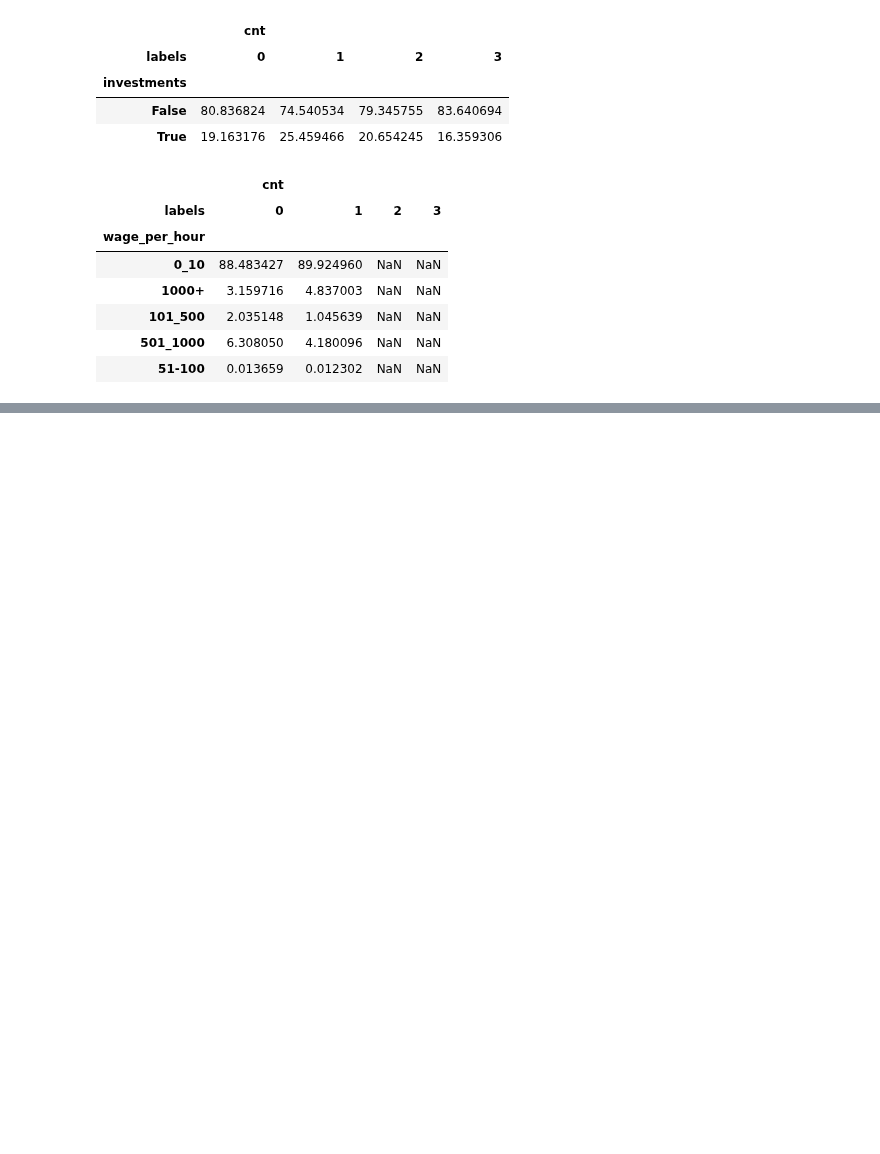
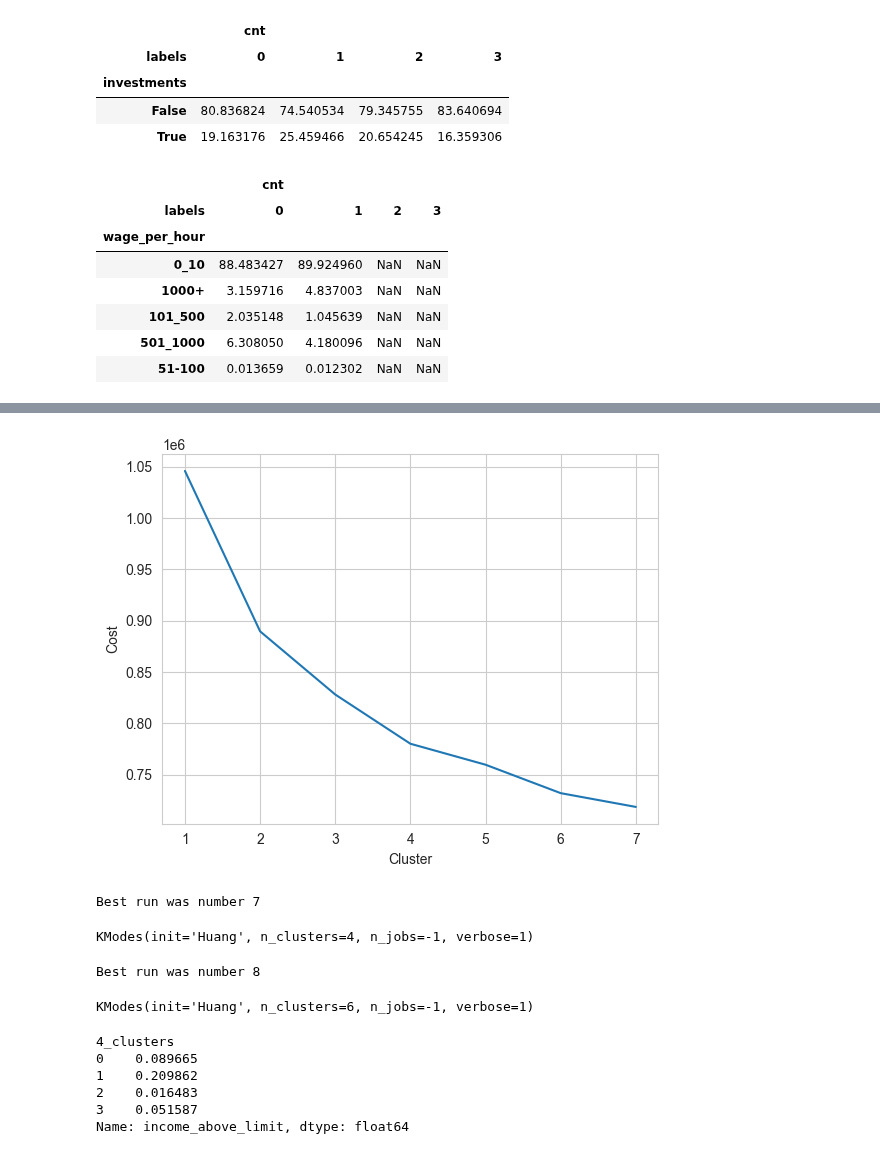
Before and after one commit to hanksnowdon/DataMiningProject, a Jupyter notebook: notebooks/02_01_Clustering.ipynb, the cells around one changed output, grey strips where cells are left out. Saved outputs shown, nothing was run; the diff lists cells and outputs as text; code cells hidden in the pictures; blank space fills up the shorter version.

```diff
--- a/notebooks/02_01_Clustering.ipynb
+++ b/notebooks/02_01_Clustering.ipynb
@@ -243,0 +190,11 @@ plt.show()
+# %%
+dt = data.drop('income_above_limit', axis=1)
+dt.vet_benefit=dt.vet_benefit.astype('str')
+dt.employment_stat=dt.employment_stat.astype('str')
+# %%
+cost = []
+for cluster in range(1,8):
+    print('{cluster}\\.cluster start'.format(cluster=cluster))
+    kproto = KModes(n_clusters = cluster, init='Huang',n_jobs=-1,n_init=10,verbose=1)
+    kproto.fit(dt)
+    cost.append(kproto.cost_)
@@ -243,0 +219,19 @@ plt.show()
+# %%
+plt.plot(range(1,len(cost)+1),cost)
+plt.xlabel('Cluster')
+plt.ylabel('Cost')
+plt.show()
+# %% [output]
+[figure, added]
+# %%
+kproto4 = KModes(n_clusters = 4, init='Huang',n_jobs=-1,n_init=10,verbose=1)
+kproto4.fit(dt)
+# %% [output]
+Best run was number 7
+KModes(init='Huang', n_clusters=4, n_jobs=-1, verbose=1)
+# %%
+kproto6 = KModes(n_clusters = 6, init='Huang',n_jobs=-1,n_init=10,verbose=1)
+kproto6.fit(dt)
+# %% [output]
+Best run was number 8
+KModes(init='Huang', n_clusters=6, n_jobs=-1, verbose=1)
@@ -243,0 +241,9 @@ plt.show()
+# %%
+data.groupby('4_clusters')['income_above_limit'].mean()
+# %% [output]
+4_clusters
+0    0.089665
+1    0.209862
+2    0.016483
+3    0.051587
+Name: income_above_limit, dtype: float64
```
Also changed, not shown: parts of 19 cells of this notebook.
